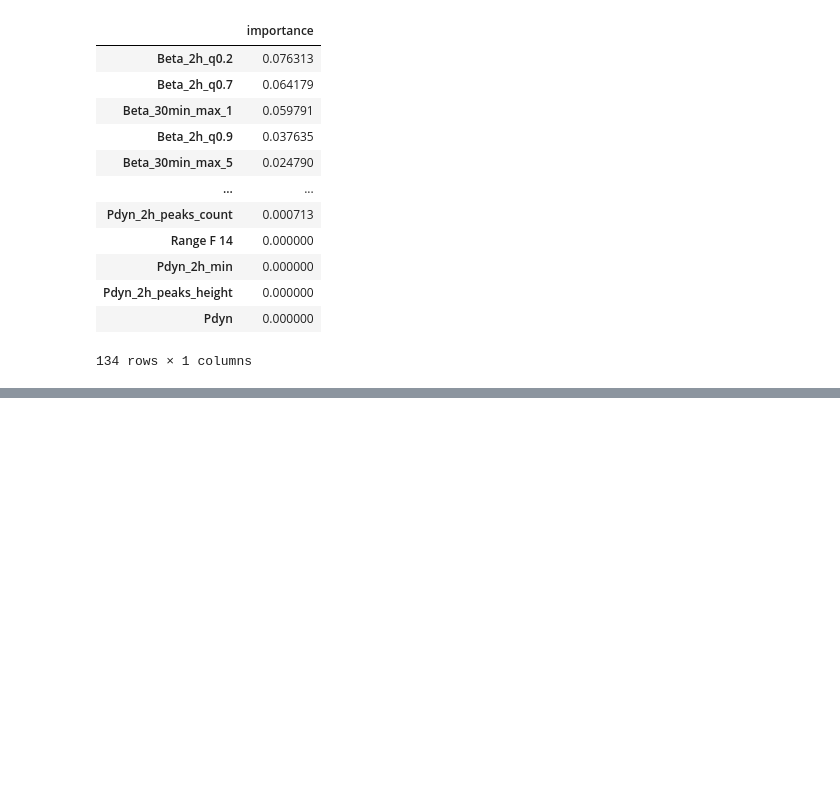
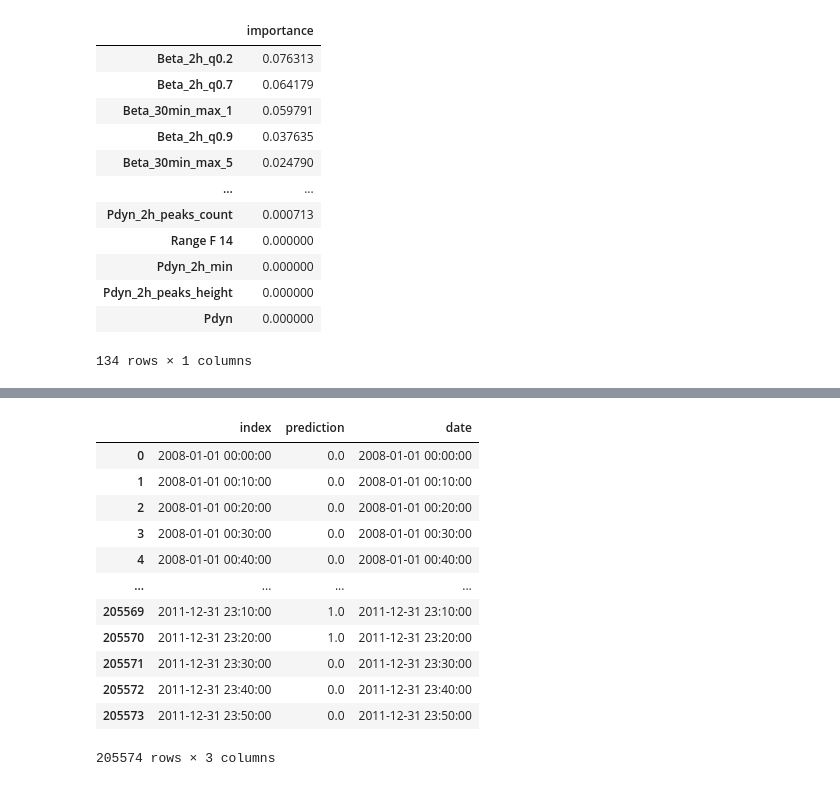
Before and after one commit to AlexandreChaussard/DataCamp-Solar_Wind, a Jupyter notebook: test_environment/playground.ipynb, the cells around one changed output, grey strips where cells are left out. Cells and saved outputs as stored; diff of their text form; code cells hidden in the pictures; blank space fills up the shorter version.

```diff
--- a/test_environment/playground.ipynb
+++ b/test_environment/playground.ipynb
@@ -10,6 +10,9 @@ import numpy as np
 data = problem.get_train_data(path="../")
 X_train: pd.DataFrame = data[0]
 y_train: pd.DataFrame = data[1]
+data_test = problem.get_test_data(path="../")
+X_test: pd.DataFrame = data_test[0]
+y_test: pd.DataFrame = data_test[1]
 X_train.info()
 # %% [output]
 <class 'pandas.core.frame.DataFrame'>
@@ -353,0 +415,28 @@ X_solarstorm.shape[0]/X_train.shape[0]
+# %%
+y_test: pd.DataFrame = data_test[1]
+
+y_pred = model.predict(X_df_test)
+y_pred = pd.DataFrame(index=y_test.index, data=y_pred, columns=["prediction"])
+y_test = pd.DataFrame(index=y_test.index, data=y_test.values, columns=["prediction"])
+
+y_pred["date"] = y_pred.index
+y_test["date"] = y_pred.index
+
+y_pred = y_pred.reset_index()
+y_test = y_test.reset_index()
+
+y_pred
+# %% [output]
+|  | index | prediction | date |
+| 0 | 2008-01-01 00:00:00 | 0.0 | 2008-01-01 00:00:00 |
+| 1 | 2008-01-01 00:10:00 | 0.0 | 2008-01-01 00:10:00 |
+| 2 | 2008-01-01 00:20:00 | 0.0 | 2008-01-01 00:20:00 |
+| 3 | 2008-01-01 00:30:00 | 0.0 | 2008-01-01 00:30:00 |
+| 4 | 2008-01-01 00:40:00 | 0.0 | 2008-01-01 00:40:00 |
+| ... | ... | ... | ... |
+| 205569 | 2011-12-31 23:10:00 | 1.0 | 2011-12-31 23:10:00 |
+| 205570 | 2011-12-31 23:20:00 | 1.0 | 2011-12-31 23:20:00 |
+| 205571 | 2011-12-31 23:30:00 | 0.0 | 2011-12-31 23:30:00 |
+| 205572 | 2011-12-31 23:40:00 | 0.0 | 2011-12-31 23:40:00 |
+| 205573 | 2011-12-31 23:50:00 | 0.0 | 2011-12-31 23:50:00 |
+205574 rows × 3 columns
```
Also changed, not shown: parts of 9 cells of this notebook, 7 other files.
